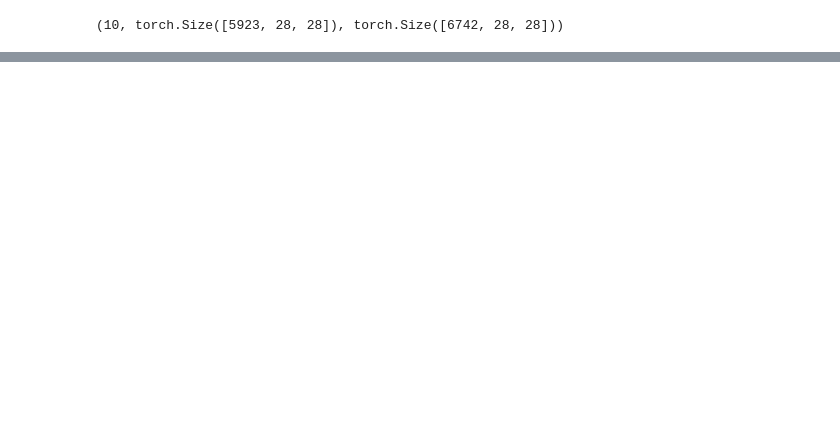
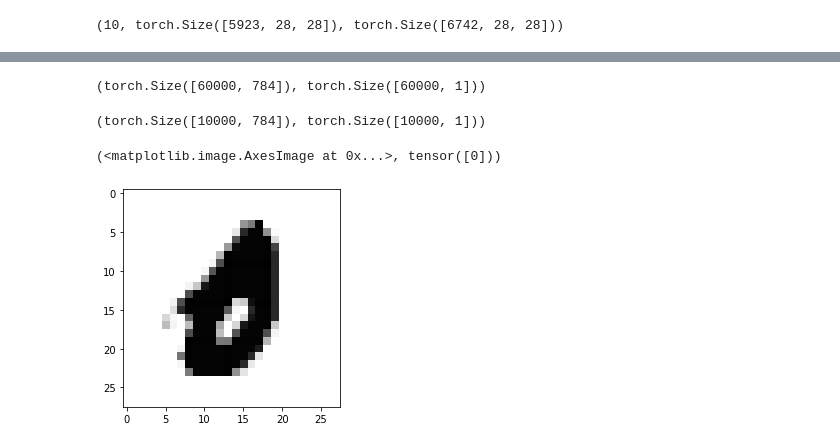
Before and after one commit to Nick-palmar/fast_book, a Jupyter notebook: 04_mnist_full.ipynb, the cells around one changed output, grey strips where cells are left out. Drawn from its saved outputs; the diff is of its cells as text; code cells hidden in the pictures; blank space fills up the shorter version.

```diff
--- a/04_mnist_full.ipynb
+++ b/04_mnist_full.ipynb
@@ -42,6 +47,7 @@ show_image(ones[0])
 # %%
 numbers = [str(i) for i in range(10)]
 all_train_list = [get_tensors_from_path(number, 'training') for number in numbers]
+all_valid_list = [get_tensors_from_path(number, 'testing') for number in numbers]
 # %%
 len(all_train_list), all_train_list[0].shape, all_train_list[1].shape
 # %% [output]
@@ -48,0 +59,10 @@ len(all_train_list), all_train_list[0].shape, all_train_list[1].shape
+# %%
+num_element_list = []
+num_valid_elements = []
+# test getting the number of each type of image in the training list
+for i in range (len(all_train_list)):
+  print("Num elements for", i, "is", all_train_list[i].shape[0])
+  num_element_list.append(all_train_list[i].shape[0])
+  num_valid_elements.append(all_valid_list[i].shape[0])
+
+num_element_list, num_valid_elements
@@ -48,0 +82,22 @@ len(all_train_list), all_train_list[0].shape, all_train_list[1].shape
+# %%
+# create the training and validation sets
+# reduce to 2D matrix 784 columns (one row per image)
+train_x = torch.cat(all_train_list).view(-1, 28*28)
+
+# make a list of tensors of corresponding target values, then concatenate tensors using unsqueeze
+train_y = torch.cat([tensor([i]*num_element_list[i]) for i in range(len(num_element_list))]).unsqueeze(1)
+train_x.shape, train_y.shape
+# %% [output]
+(torch.Size([60000, 784]), torch.Size([60000, 1]))
+# %%
+# do the same for validaiton set
+valid_x = torch.cat(all_valid_list).view(-1, 28*28)
+valid_y = torch.cat([tensor([i]*num_valid_elements[i]) for i in range(len(num_valid_elements))]).unsqueeze(1)
+valid_x.shape, valid_y.shape
+# %% [output]
+(torch.Size([10000, 784]), torch.Size([10000, 1]))
+# %%
+plt.imshow(train_x[0].view(28, 28)), train_y[0]
+# %% [output]
+(<matplotlib.image.AxesImage at 0x...>, tensor([0]))
+[figure, added]
```
Also changed, not shown: parts of 15 cells of this notebook.
